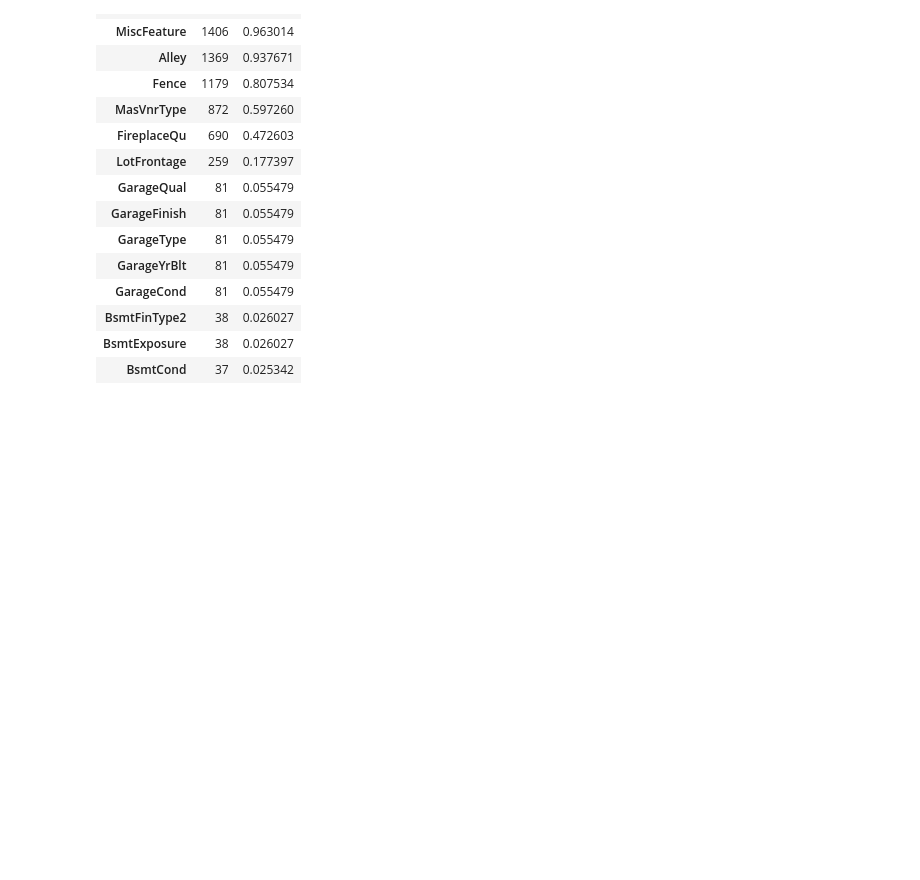
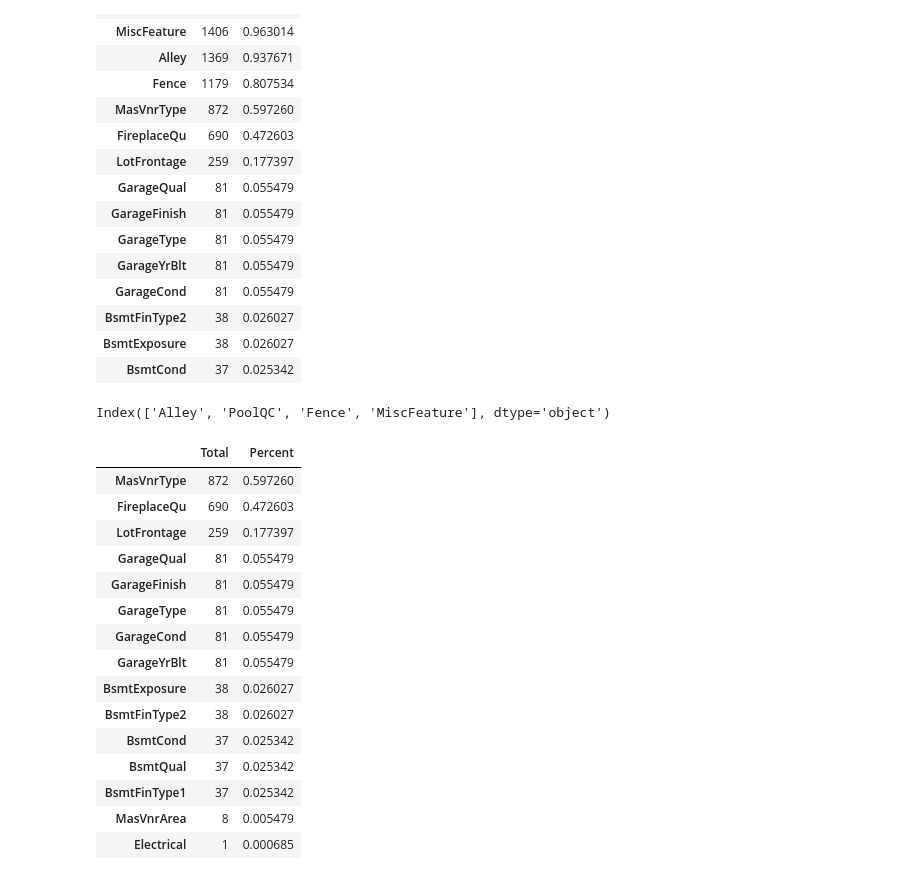
Before and after one commit to szpeeKi/house, a Jupyter notebook: cleaning.ipynb, the cells around one changed output. Saved outputs shown, nothing was run; the diff lists cells and outputs as text; code cells hidden in the pictures; blank space fills up the shorter version.

```diff
--- a/cleaning.ipynb
+++ b/cleaning.ipynb
@@ -69,3 +69,33 @@ missing_data.head(15)
 | BsmtFinType2 | 38 | 0.026027 |
 | BsmtExposure | 38 | 0.026027 |
 | BsmtCond | 37 | 0.025342 |
+# %%
+cols_high = df_train.columns[df_train.isnull().sum() > 1000]
+cols_high
+# %% [output]
+Index(['Alley', 'PoolQC', 'Fence', 'MiscFeature'], dtype='object')
+# %%
+for col in cols_high:
+    df_train[col] = df_train[col].fillna('None')
+# %%
+total = df_train.isnull().sum().sort_values(ascending=False)
+percent = (df_train.isnull().sum()/df_train.isnull().count()).sort_values(ascending=False)
+missing_data = pd.concat([total, percent], axis=1, keys=['Total', 'Percent'])
+missing_data.head(15)
+# %% [output]
+|  | Total | Percent |
+| MasVnrType | 872 | 0.597260 |
+| FireplaceQu | 690 | 0.472603 |
+| LotFrontage | 259 | 0.177397 |
+| GarageQual | 81 | 0.055479 |
+| GarageFinish | 81 | 0.055479 |
+| GarageType | 81 | 0.055479 |
+| GarageCond | 81 | 0.055479 |
+| GarageYrBlt | 81 | 0.055479 |
+| BsmtExposure | 38 | 0.026027 |
+| BsmtFinType2 | 38 | 0.026027 |
+| BsmtCond | 37 | 0.025342 |
+| BsmtQual | 37 | 0.025342 |
+| BsmtFinType1 | 37 | 0.025342 |
+| MasVnrArea | 8 | 0.005479 |
+| Electrical | 1 | 0.000685 |
```
Also changed, not shown: parts of 10 cells of this notebook.
